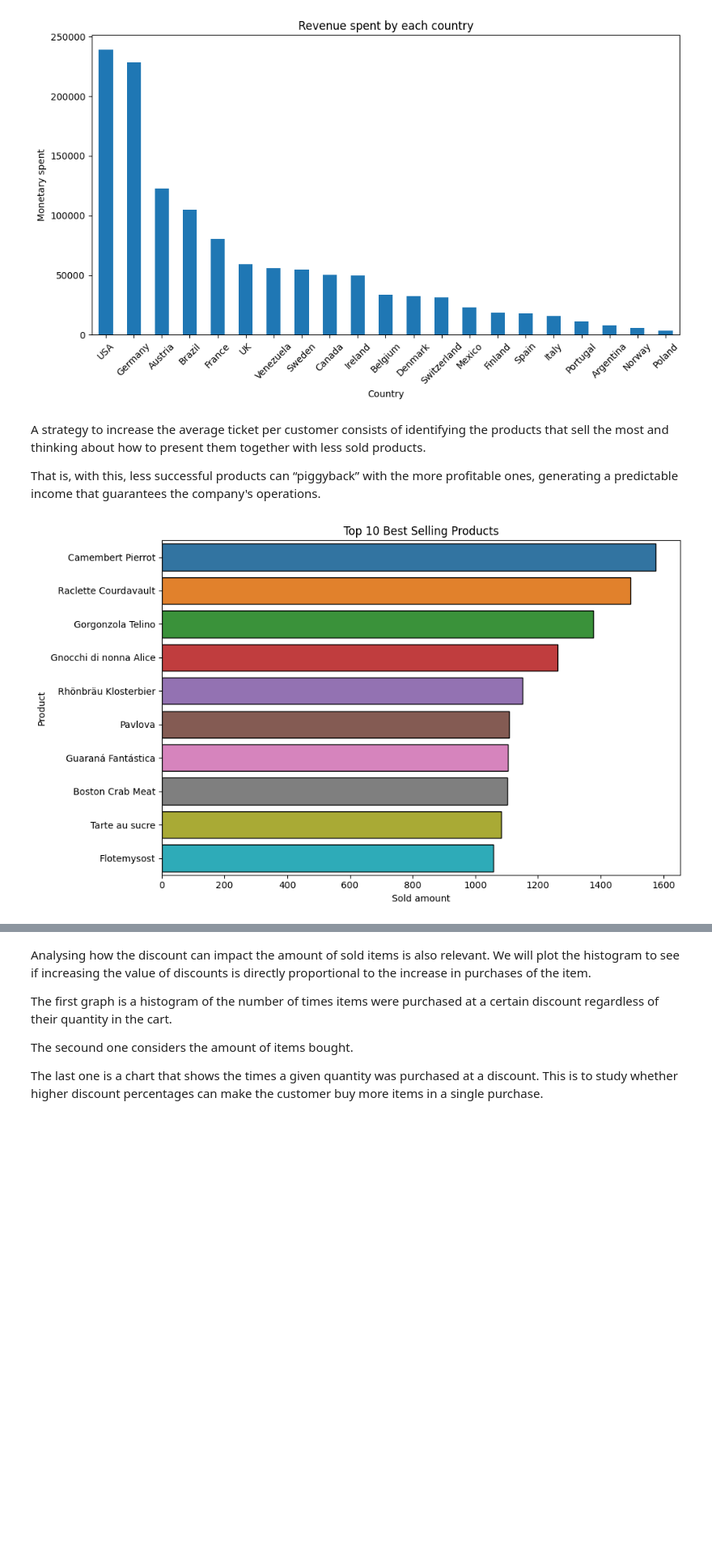
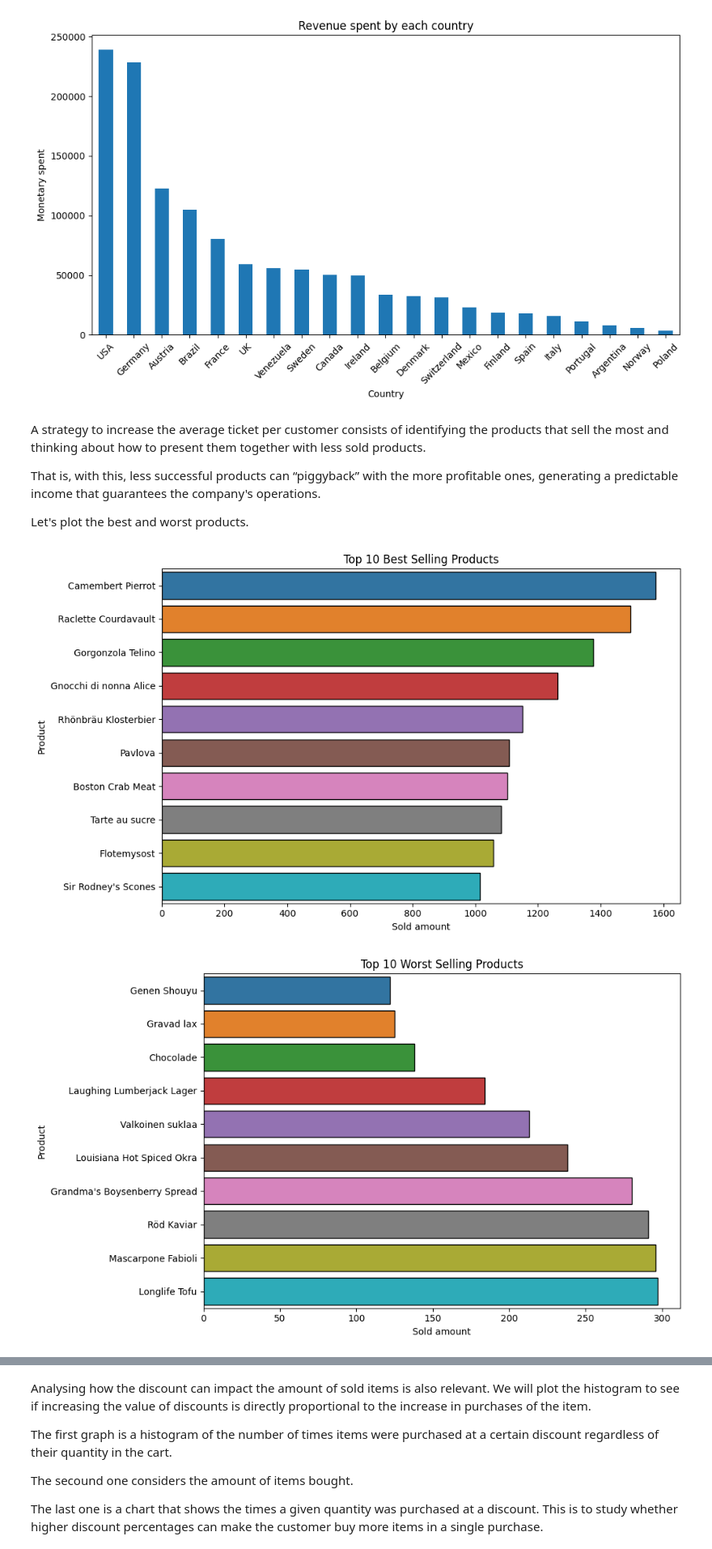
Before and after one commit to IvonLuiz/Analise-de-Dados-Northwind, a Jupyter notebook: analysis.ipynb, the cells around one changed output, grey strips where cells are left out. Shown at 81% size. Drawn from its saved outputs; the diff is of its cells as text; code cells hidden in the pictures; blank space fills up the shorter version.

```diff
--- a/analysis.ipynb
+++ b/analysis.ipynb
@@ -319,17 +322,35 @@ plt.show()
 A strategy to increase the average ticket per customer consists of identifying the products that sell the most and thinking about how to present them together with less sold products.
 
 That is, with this, less successful products can “piggyback” with the more profitable ones, generating a predictable income that guarantees the company's operations.
+
+Let's plot the best and worst products.
 # %%
+# Filter discontinued products
+active_products = data_files['products.csv'][data_files['products.csv']['discontinued'] == False]
+sales_data_active = sales_data[sales_data['product_name'].isin(active_products['product_name'])]
+
 # Top 10 best selling products
-top_products = sales_data.groupby('product_name')['quantity'].sum().sort_values(ascending=False).head(10)
+top_products = sales_data_active.groupby('product_name')['quantity'].sum().sort_values(ascending=False).head(10)
+# Top 10 worst selling products
+lowest_products = sales_data_active.groupby('product_name')['quantity'].sum().sort_values(ascending=True).head(10)
 
-# best selling products bar chart
+# Best selling products bar chart
 plt.figure(figsize=(10, 6))
 sns.barplot(x=top_products.values, y=top_products.index, edgecolor='black')
 plt.title('Top 10 Best Selling Products')
 plt.xlabel('Sold amount')
 plt.ylabel('Product')
 plt.tight_layout()
+
+# Worst selling products bar chart
+plt.figure(figsize=(10, 6))
+sns.barplot(x=lowest_products.values, y=lowest_products.index, edgecolor='black')
+plt.title('Top 10 Worst Selling Products')
+plt.xlabel('Sold amount')
+plt.ylabel('Product')
+plt.tight_layout()
+
 plt.show()
 # %% [output]
-[figure, old version]
+[figure, new version]
+[figure, added]
```
Also changed, not shown: parts of 8 cells of this notebook, 1 other file.
